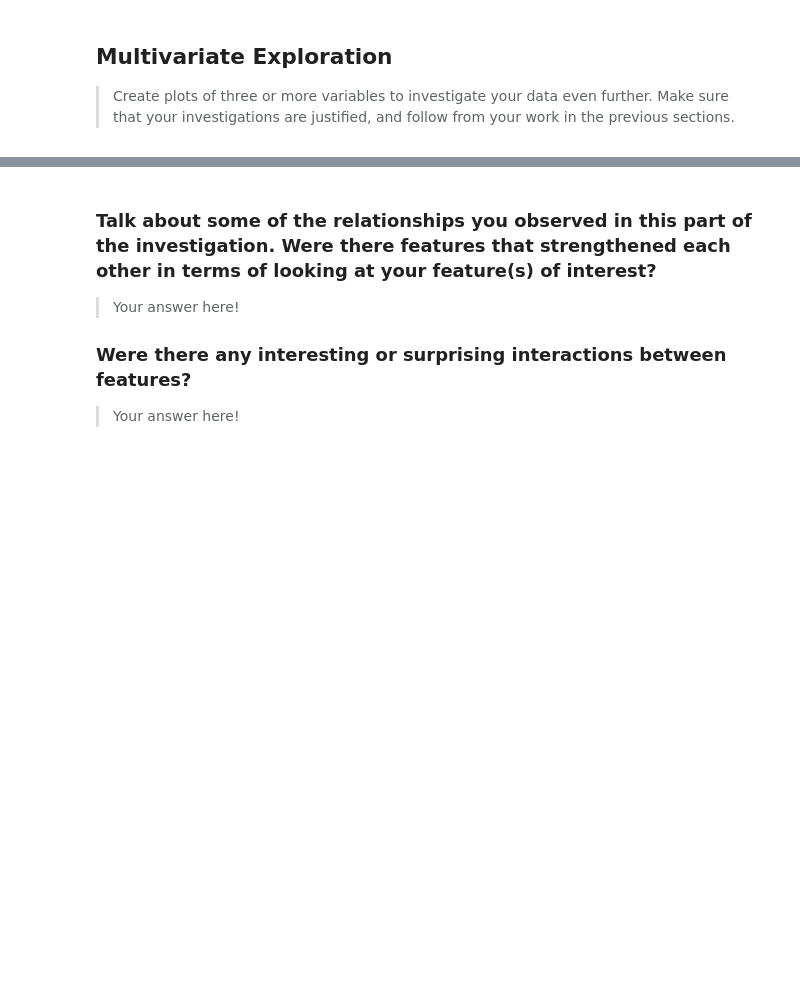
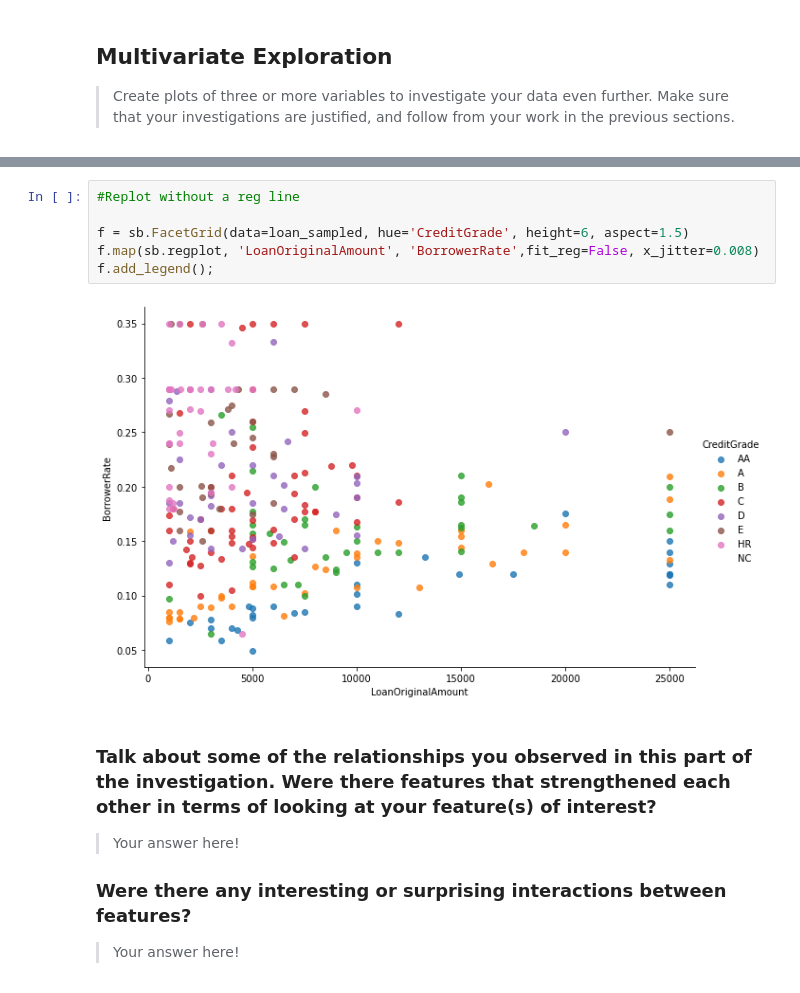
Before and after one commit to zadmainda/exploratory-visuals, a Jupyter notebook: Part_I_exploration.ipynb, the cells around one changed output, grey strips where cells are left out. Saved outputs shown, nothing was run; the diff lists cells and outputs as text; blank space fills up the shorter version.

```diff
--- a/Part_I_exploration.ipynb
+++ b/Part_I_exploration.ipynb
@@ -714,3 +730,11 @@ f.add_legend()
+# %%
+#Replot without a reg line
+
+f = sb.FacetGrid(data=loan_sampled, hue='CreditGrade', height=6, aspect=1.5)
+f.map(sb.regplot, 'LoanOriginalAmount', 'BorrowerRate',fit_reg=False, x_jitter=0.008)
+f.add_legend();
+# %% [output]
+[figure, added]
 # %% [markdown]
 ### Talk about some of the relationships you observed in this part of the investigation. Were there features that strengthened each other in terms of looking at your feature(s) of interest?
 
```
Also changed, not shown: parts of 46 cells of this notebook.
